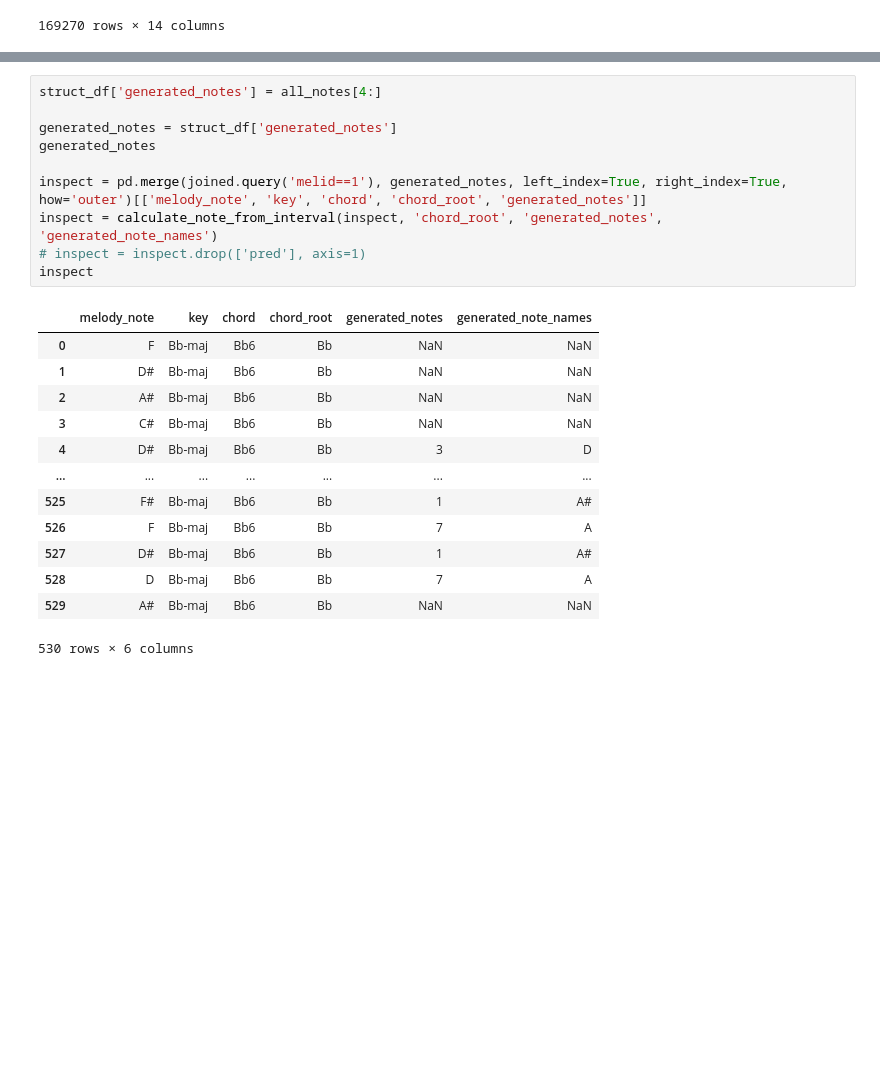
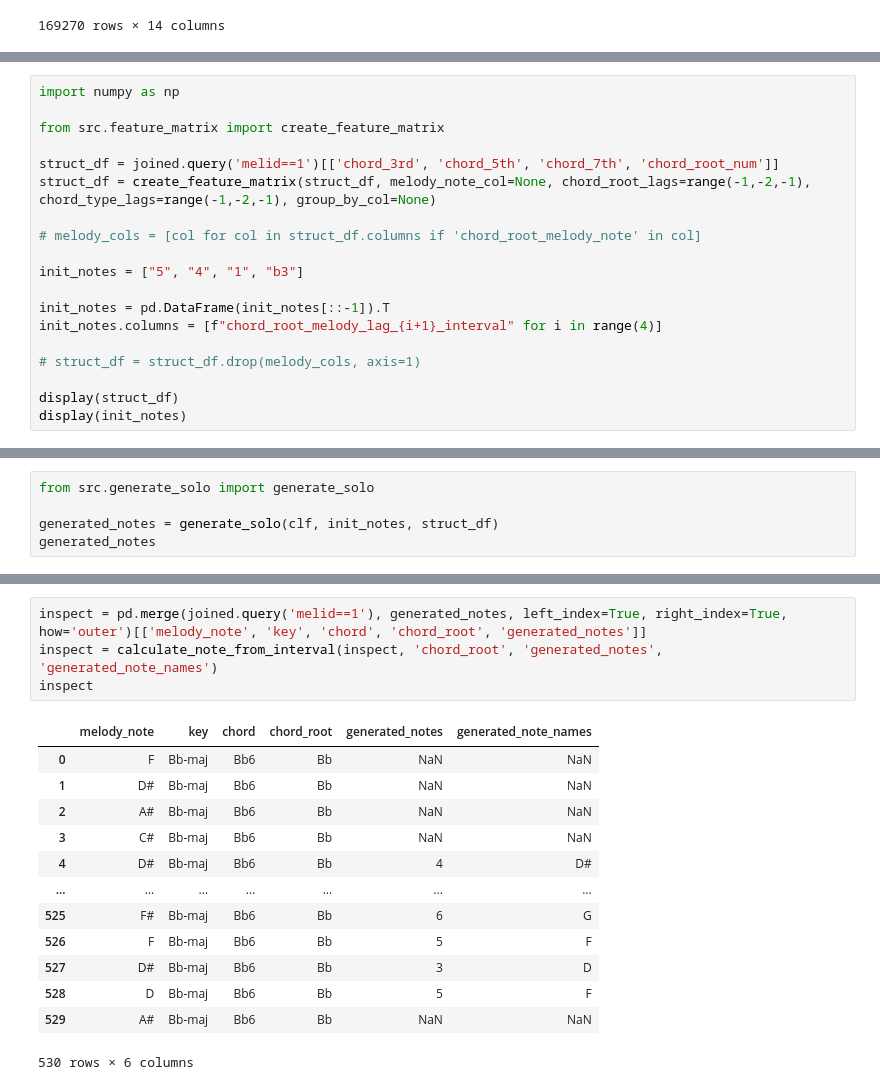
Before and after one commit to TheArvinLim/JazzAI, a Jupyter notebook: test_feature_matrix.ipynb, the cells around one changed output, grey strips where cells are left out. Drawn from its saved outputs; the diff is of its cells as text; blank space fills up the shorter version.

```diff
--- a/test_feature_matrix.ipynb
+++ b/test_feature_matrix.ipynb
@@ -103,0 +80,19 @@ for i in range(len(struct_df)):
+# %%
+import numpy as np
+
+from src.feature_matrix import create_feature_matrix
+
+struct_df = joined.query('melid==1')[['chord_3rd', 'chord_5th', 'chord_7th', 'chord_root_num']]
+struct_df = create_feature_matrix(struct_df, melody_note_col=None, chord_root_lags=range(-1,-2,-1), chord_type_lags=range(-1,-2,-1), group_by_col=None)
+
+# melody_cols = [col for col in struct_df.columns if 'chord_root_melody_note' in col]
+
+init_notes = ["5", "4", "1", "b3"]
+
+init_notes = pd.DataFrame(init_notes[::-1]).T
+init_notes.columns = [f"chord_root_melody_lag_{i+1}_interval" for i in range(4)]
+
+# struct_df = struct_df.drop(melody_cols, axis=1)
+
+display(struct_df)
+display(init_notes)
@@ -103,0 +115,5 @@ for i in range(len(struct_df)):
+# %%
+from src.generate_solo import generate_solo
+
+generated_notes = generate_solo(clf, init_notes, struct_df)
+generated_notes
@@ -104,24 +134,18 @@ for i in range(len(struct_df)):
 # %%
-struct_df['generated_notes'] = all_notes[4:]
-
-generated_notes = struct_df['generated_notes']
-generated_notes
-
 inspect = pd.merge(joined.query('melid==1'), generated_notes, left_index=True, right_index=True, how='outer')[['melody_note', 'key', 'chord', 'chord_root', 'generated_notes']]
 inspect = calculate_note_from_interval(inspect, 'chord_root', 'generated_notes', 'generated_note_names')
-# inspect = inspect.drop(['pred'], axis=1)
 inspect
 # %% [output]
 |  | melody_note | key | chord | chord_root | generated_notes | generated_note_names |
 | 0 | F | Bb-maj | Bb6 | Bb | NaN | NaN |
 | 1 | D# | Bb-maj | Bb6 | Bb | NaN | NaN |
 | 2 | A# | Bb-maj | Bb6 | Bb | NaN | NaN |
 | 3 | C# | Bb-maj | Bb6 | Bb | NaN | NaN |
-| 4 | D# | Bb-maj | Bb6 | Bb | 3 | D |
+| 4 | D# | Bb-maj | Bb6 | Bb | 4 | D# |
 | ... | ... | ... | ... | ... | ... | ... |
-| 525 | F# | Bb-maj | Bb6 | Bb | 1 | A# |
-| 526 | F | Bb-maj | Bb6 | Bb | 7 | A |
-| 527 | D# | Bb-maj | Bb6 | Bb | 1 | A# |
-| 528 | D | Bb-maj | Bb6 | Bb | 7 | A |
+| 525 | F# | Bb-maj | Bb6 | Bb | 6 | G |
+| 526 | F | Bb-maj | Bb6 | Bb | 5 | F |
+| 527 | D# | Bb-maj | Bb6 | Bb | 3 | D |
+| 528 | D | Bb-maj | Bb6 | Bb | 5 | F |
 | 529 | A# | Bb-maj | Bb6 | Bb | NaN | NaN |
 530 rows × 6 columns
```
Also changed, not shown: parts of 6 cells of this notebook.
